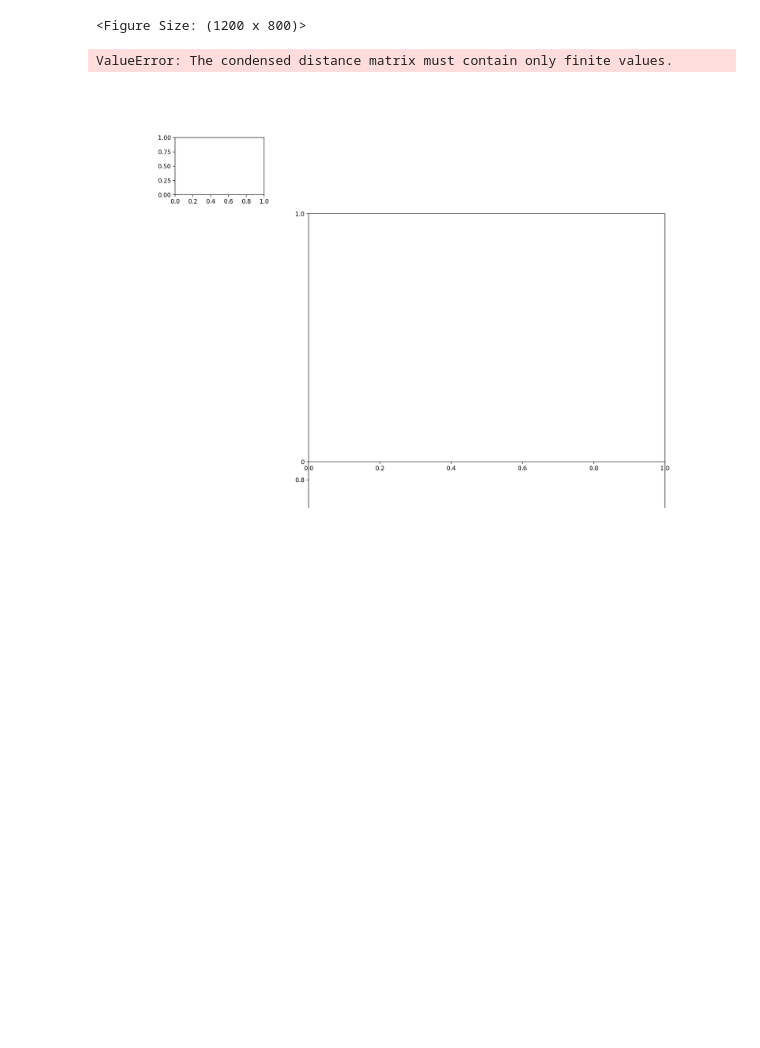
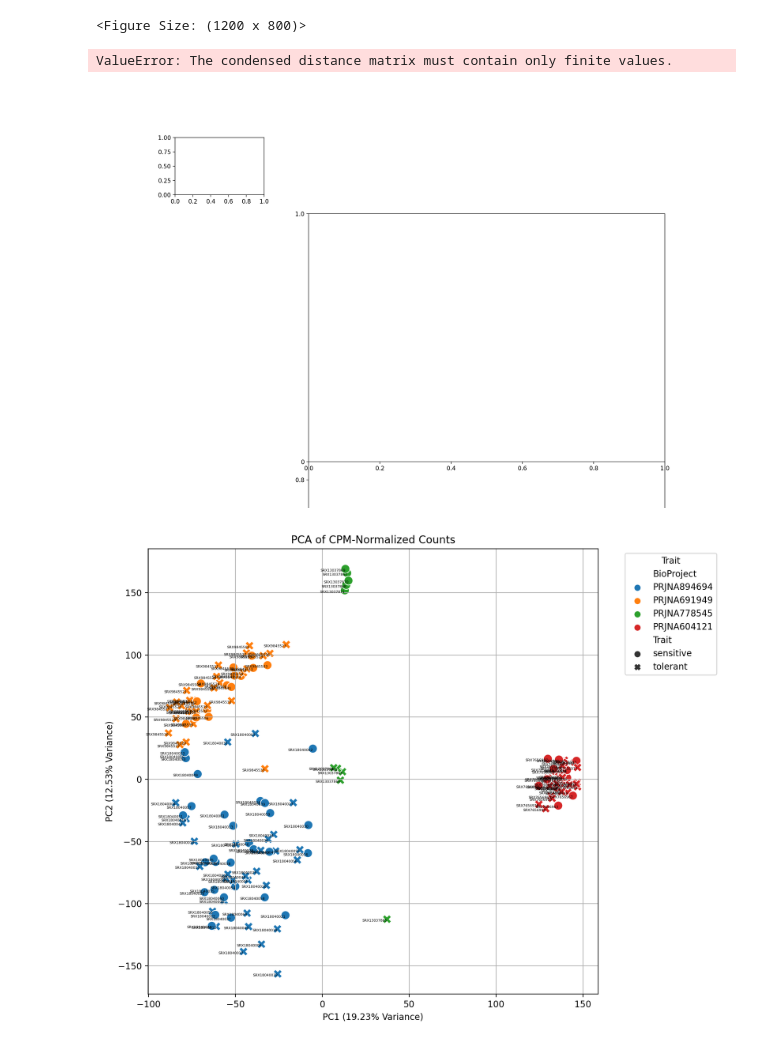
Before and after one commit to Resilience-Biomarkers-for-Aquaculture/Cvirg_Pmarinus_RNAseq, a Jupyter notebook: scripts/2025-01-03_RNAseq_all_AI_diffexp.ipynb, the cells around one changed output. Saved outputs shown, nothing was run; the diff lists cells and outputs as text; code cells hidden in the pictures; blank space fills up the shorter version.

```diff
--- a/scripts/2025-01-03_RNAseq_all_AI_diffexp.ipynb
+++ b/scripts/2025-01-03_RNAseq_all_AI_diffexp.ipynb
@@ -1100,3 +1103,61 @@ plt.show()
 # %% [output]
 ValueError: The condensed distance matrix must contain only finite values.
 [figure]
+# %%
+import matplotlib.pyplot as plt
+import matplotlib
+%matplotlib inline
+
+# Transpose the CPM data for PCA (genes as features, samples as rows)
+pca_data_1 = cpm_values
+pca_data_2 = cpm_values
+pca_data_3 = cpm_values
+pca_data_4 = cpm_values
+
+cpm_values[cpm_values.rows.isin(pca_data.columns)]
+
+# Standardize the data (mean=0, variance=1)
+scaler = StandardScaler()
+scaled_data = scaler.fit_transform(np.log10(pca_data + 1))  # Log-transform CPM values
+
+# Perform PCA
+pca = PCA(n_components=2)  # Reduce to 2 principal components
+principal_components = pca.fit_transform(scaled_data)
+
+# Create a DataFrame for the PCA results
+pca_df = pd.DataFrame(data=principal_components, columns=['PC1', 'PC2'])
+pca_df['Sample'] = pca_data.index
+
+# Merge with metadata to color by treatment or batch
+pca_df = pd.merge(pca_df, metadata, left_on='Sample', right_on='Sample')
+
+# Plot PCA
+plt.figure(figsize=(10, 8))
+sns.scatterplot(
+    data=pca_df,
+    x='PC1', y='PC2',
+    hue='BioProject',  # Color by treatment
+    style='Trait',    # Style points by batch
+    s=100
+)
+
+# Add sample ID annotations
+for i, row in pca_df.iterrows():
+    plt.text(
+        x=row['PC1'],
+        y=row['PC2'],
+        s=row['Sample'],
+        fontsize=4,
+        ha='right',
+        va='top'
+    )
+
+plt.title('PCA of CPM-Normalized Counts')
+plt.xlabel(f'PC1 ({pca.explained_variance_ratio_[0]*100:.2f}% Variance)')
+plt.ylabel(f'PC2 ({pca.explained_variance_ratio_[1]*100:.2f}% Variance)')
+plt.legend(title='Trait', bbox_to_anchor=(1.05, 1), loc='upper left')
+plt.grid()
+plt.tight_layout()
+plt.show()
+# %% [output]
+[figure, added]
```
Also changed, not shown: parts of 1 cell of this notebook, 6 other files.
